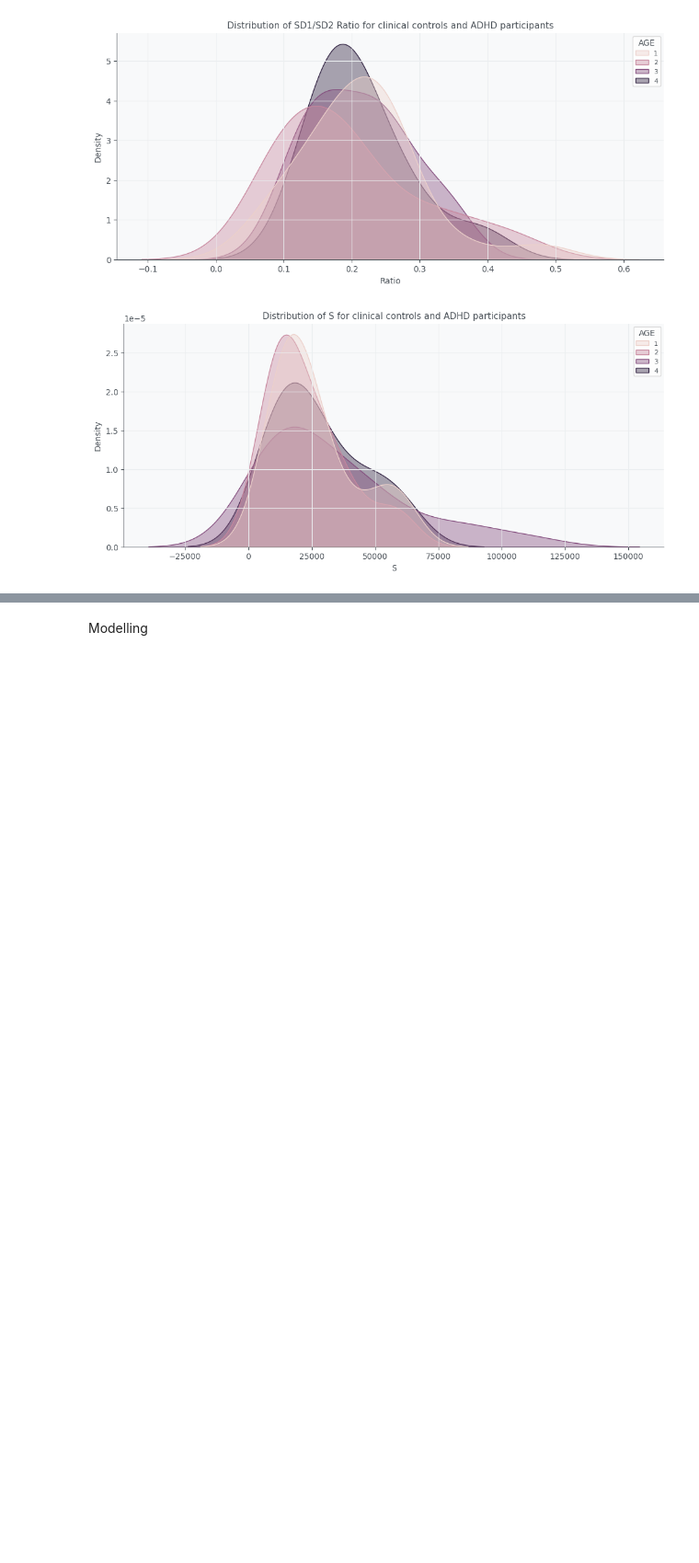
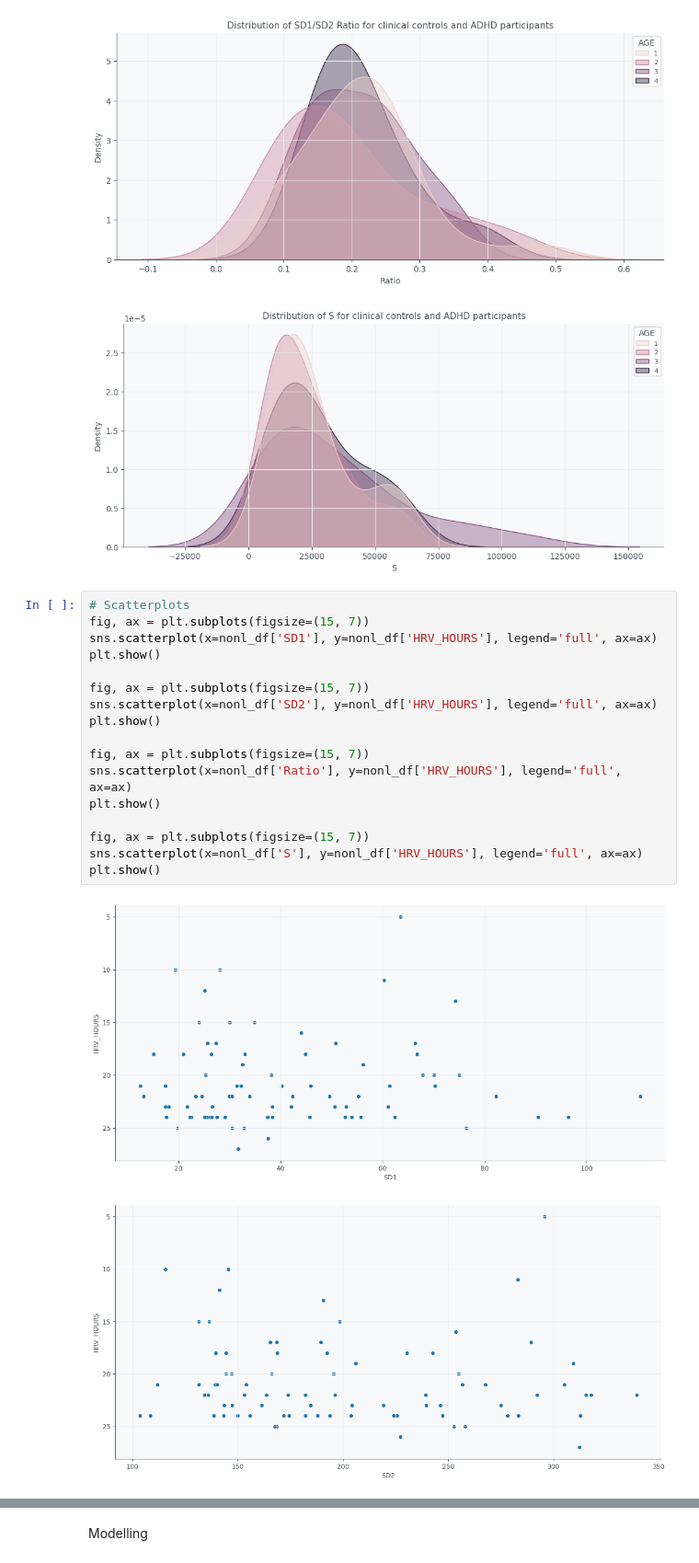
Before and after one commit to GacildaAnne/Thesis-ADHD-HRV, a Jupyter notebook: Thesis_code.ipynb, the cells around one changed output, grey strips where cells are left out. Shown at 92% size. Drawn from its saved outputs; the diff is of its cells as text; blank space fills up the shorter version.

```diff
--- a/Thesis_code.ipynb
+++ b/Thesis_code.ipynb
@@ -1236,3 +1246,23 @@ plt.show()
 [figure]
 [figure]
 [figure]
+# %%
+# Scatterplots
+fig, ax = plt.subplots(figsize=(15, 7))
+sns.scatterplot(x=nonl_df['SD1'], y=nonl_df['HRV_HOURS'], legend='full', ax=ax)
+plt.show()
+
+fig, ax = plt.subplots(figsize=(15, 7))
+sns.scatterplot(x=nonl_df['SD2'], y=nonl_df['HRV_HOURS'], legend='full', ax=ax)
+plt.show()
+
+fig, ax = plt.subplots(figsize=(15, 7))
+sns.scatterplot(x=nonl_df['Ratio'], y=nonl_df['HRV_HOURS'], legend='full', ax=ax)
+plt.show()
+
+fig, ax = plt.subplots(figsize=(15, 7))
+sns.scatterplot(x=nonl_df['S'], y=nonl_df['HRV_HOURS'], legend='full', ax=ax)
+plt.show()
+# %% [output]
+[figure, added]
+[figure, added]
```
Also changed, not shown: parts of 9 cells of this notebook, 1 other file.
